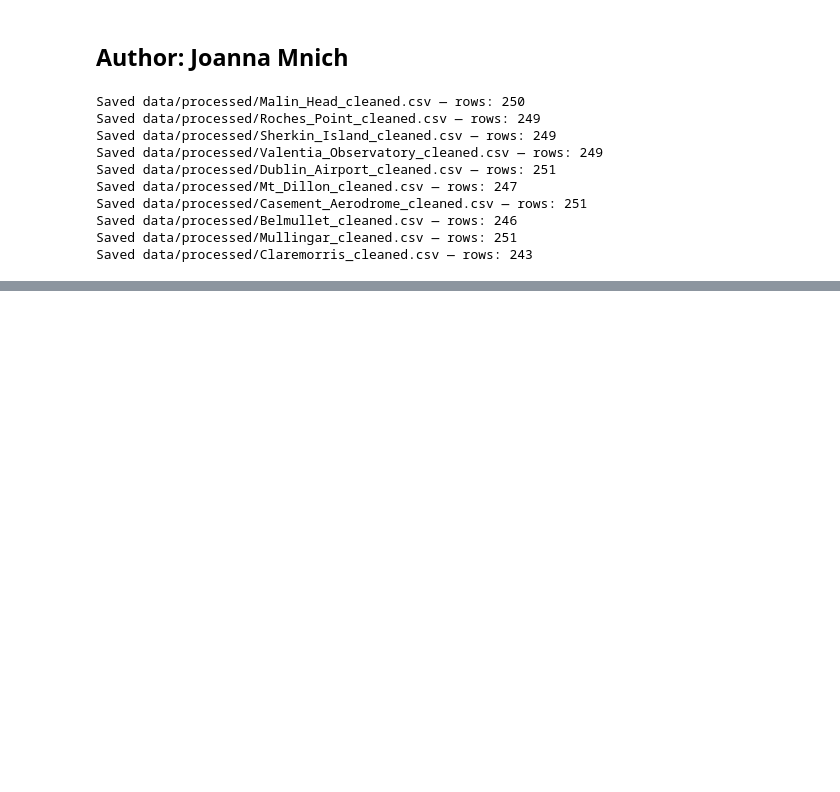
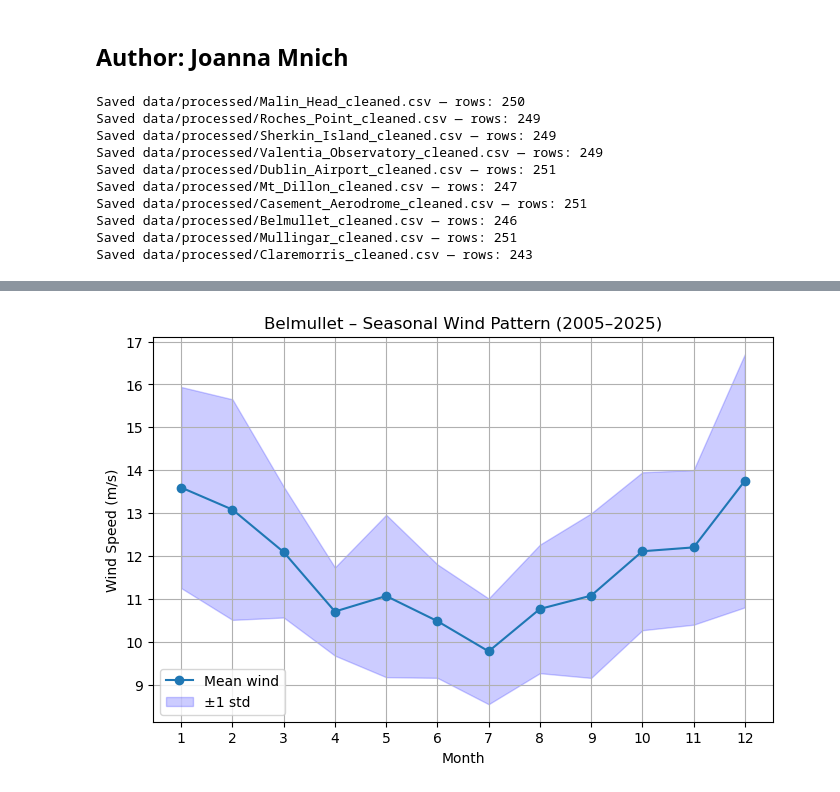
Before and after one commit to JoannaMnich/PFDA, a Jupyter notebook: project/project.ipynb, the cells around one changed output, grey strips where cells are left out. Cells and saved outputs as stored; diff of their text form; code cells hidden in the pictures; blank space fills up the shorter version.

```diff
--- a/project/project.ipynb
+++ b/project/project.ipynb
@@ -107,0 +203,11 @@ for station in stations.keys():
+# %%
+# Compute monthly means for each station (seasonal pattern)
+monthly_pattern = df.groupby(["station", "month"])["wdsp"].mean().reset_index()
+
+# Compute standard deviation per month to see variability
+monthly_std = df.groupby(["station", "month"])["wdsp"].std().reset_index()
+monthly_std.rename(columns={"wdsp": "std_wdsp"}, inplace=True)
+
+# Merge mean + std
+pattern = monthly_pattern.merge(monthly_std, on=["station", "month"])
+pattern.head(12)
@@ -107,0 +228,20 @@ for station in stations.keys():
+# %%
+# Visualize seasonal pattern with variability for Belmullet
+station_name = "Belmullet"
+subset = pattern[pattern["station"] == station_name]
+
+plt.figure(figsize=(8,5))
+plt.plot(subset["month"], subset["wdsp"], marker='o', label="Mean wind")
+plt.fill_between(subset["month"],
+                 subset["wdsp"] - subset["std_wdsp"],
+                 subset["wdsp"] + subset["std_wdsp"],
+                 color='blue', alpha=0.2, label="±1 std")
+plt.xticks(range(1,13))
+plt.xlabel("Month")
+plt.ylabel("Wind Speed (m/s)")
+plt.title(f"Belmullet – Seasonal Wind Pattern (2005–2025)")
+plt.legend()
+plt.grid(True)
+plt.show()
+# %% [output]
+[figure, added]
```
Also changed, not shown: parts of 11 cells of this notebook, 1 other file.
